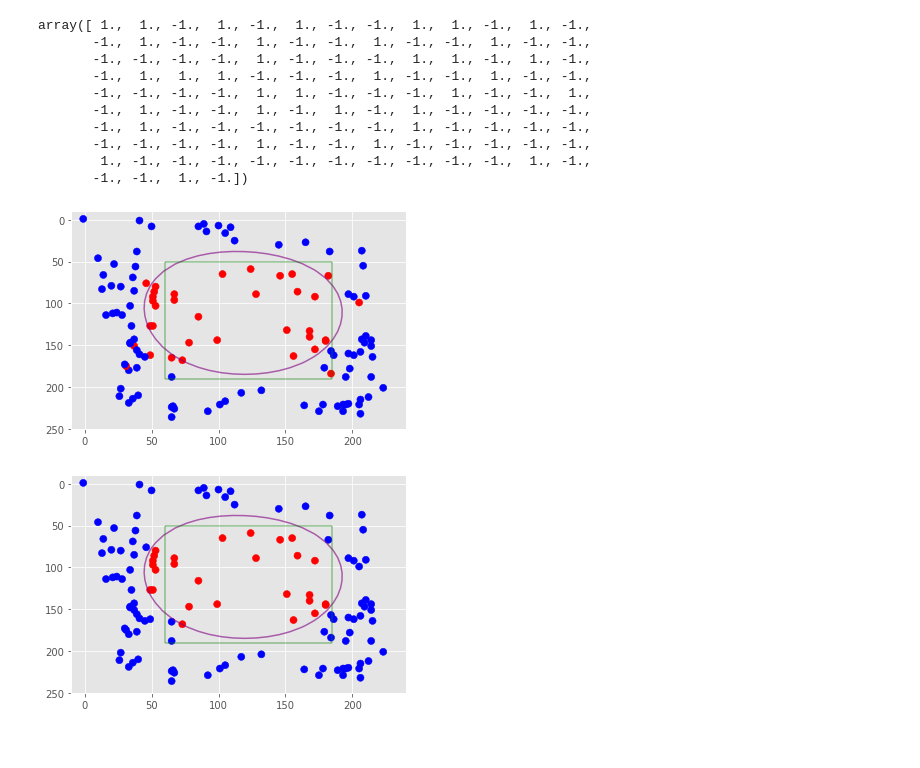
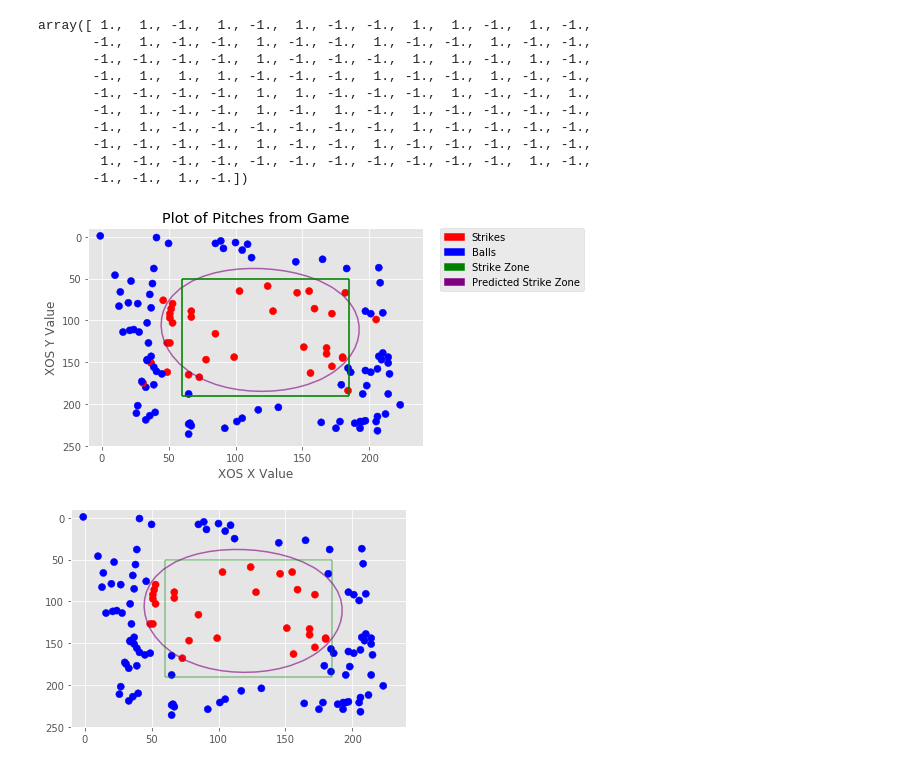
Before and after one commit to 2020-Computer-Vision/Classification, a Jupyter notebook: SVM/SVM.ipynb, the cells around one changed output. Drawn from its saved outputs; the diff is of its cells as text; code cells hidden in the pictures.

Commit message:
fixed gradient on strikezone

```diff
--- a/SVM/SVM.ipynb
+++ b/SVM/SVM.ipynb
@@ -117,15 +105,23 @@ def plot_svc_decision_function(model, ax=None, plot_support=True):
                    s=300, linewidth=1, facecolors='none');
     ax.set_xlim(xlim)
     ax.set_ylim(ylim)
-    ax.hlines(y=50, xmin=60, xmax=185, linewidth=2, color='g', alpha = 0.3)
-    ax.hlines(y=190, xmin=60, xmax=185, linewidth=2, color='g', alpha = 0.3)
-    ax.vlines(x=60, ymin=50, ymax=190, linewidth=2, color='g', alpha = 0.3)
-    ax.vlines(x=185, ymin=50, ymax=190, linewidth=2, color='g', alpha = 0.3)
+    ax.hlines(y=50, xmin=60, xmax=185, linewidth=2, color='g', alpha = 0.8)
+    ax.hlines(y=190, xmin=60, xmax=185, linewidth=2, color='g', alpha = 0.8)
+    ax.vlines(x=60, ymin=50, ymax=190, linewidth=2, color='g', alpha = 0.8)
+    ax.vlines(x=185, ymin=50, ymax=190, linewidth=2, color='g', alpha = 0.8)
-# %%
-plt.scatter(vec[:, 0], vec[:, 1], c=label, s=50, cmap='bwr')
-plot_svc_decision_function(clf)
-# %% [output]
-[figure, removed]
+# %%
+plt.scatter(vec[:, 0], vec[:, 1], c=frame.Result, s=50, cmap='bwr')
+plt.xlabel('XOS X Value')
+plt.ylabel('XOS Y Value')
+plt.title('Plot of Pitches from Game')
+red_patch = mpatches.Patch(color='red', label='Strikes')
+blue_patch = mpatches.Patch(color='blue', label='Balls')
+green_patch = mpatches.Patch(color='green', label='Strike Zone')
+purple_patch = mpatches.Patch(color='purple', label='Predicted Strike Zone')
+plt.legend(handles=[red_patch, blue_patch, green_patch, purple_patch], bbox_to_anchor=(1.05, 1), loc='upper left', borderaxespad=0.)
+plot_svc_decision_function(clf)
+# %% [output]
+[figure, added]
 # %%
 preds = clf.predict(vec)
 plt.scatter(vec[:, 0], vec[:, 1], c=preds, s=50, cmap='bwr')
```
Also changed, not shown: parts of 3 cells of this notebook, 1 other file.
